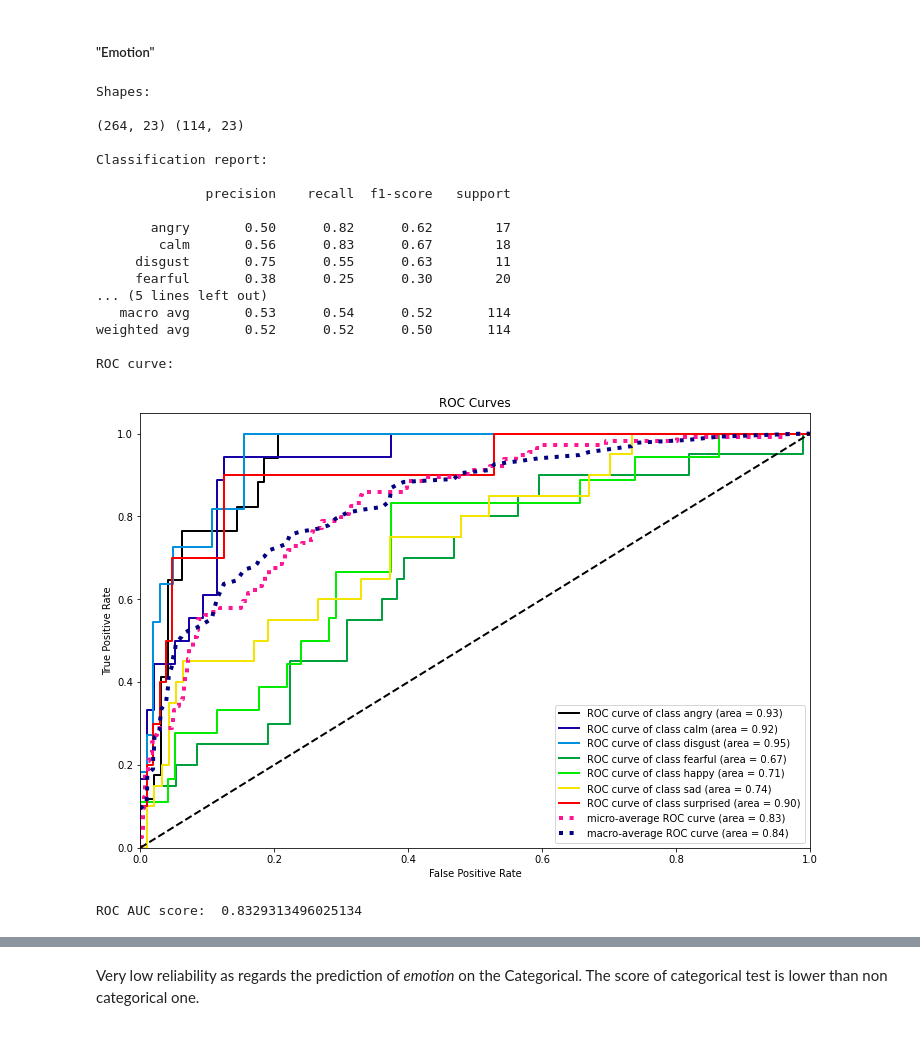
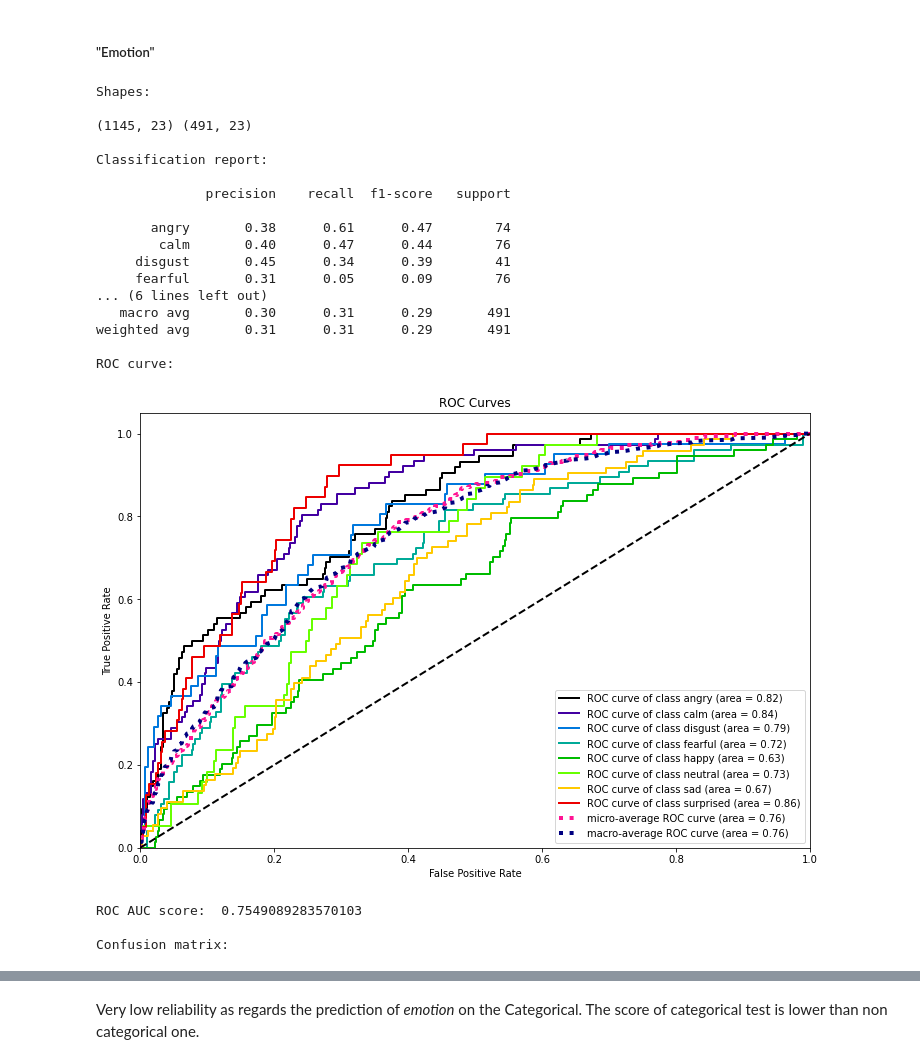
Before and after one commit to Claudio-95/DM22-23, a Jupyter notebook: Project_2nd part.ipynb, the cells around one changed output, grey strips where cells are left out. Saved outputs shown, nothing was run; the diff lists cells and outputs as text; code cells hidden in the pictures.

Commit message:
Added confusion matrix

```diff
--- a/Project_2nd part.ipynb
+++ b/Project_2nd part.ipynb
@@ -38,4 +37,13 @@ Possible variables:
 We select these variables because they seems to us the most interesting variables to predict.
 # %% [markdown]
 ## Partitioning and Naive Bayes
+# %%
+def get_emotion_positivity(x):
+    if(x == 'fearful' or x == 'angry' or x =='sad' or x == 'disgust'):
+        return -1;
+    if(x == 'happy' or x == 'surprised'): # is calm positive?
+        return 1;
+    return 0;
+
+df["emotion_positivity"] = df["emotion"].map(get_emotion_positivity)
 # %%
@@ -114,2 +108,4 @@ kids_strong.T
+# %%
+df = df.drop(columns = ["modality", "vocal_channel", "statement", "repetition", "actor", "channels", "frame_width"]).dropna()
 # %% [markdown]
 ##### "Emotion"
@@ -205,7 +259,7 @@ def naive_bayes_cat(df, pred):
         "kur"
     ]
 
-    X_noncat = kids_strong[non_cat_columns].values
+    X_noncat = df[non_cat_columns].values
 
     X_train_noncat, X_test_noncat, y_train_noncat, y_test_noncat = train_test_split(
         X_noncat, y, test_size=0.3, stratify=y, random_state=0
@@ -238,28 +292,36 @@ def naive_bayes_cat(df, pred):
         print("ROC AUC score: ", roc_auc_score(y_test_noncat, clf.predict_proba(X_test_cat), multi_class="ovr", average="macro"))
     except ValueError:
         pass
+    print("\nConfusion matrix:\n")
+    cf = confusion_matrix(y_test, y_pred)
+    sns.heatmap(cf, annot=True, cmap="Greens")
+    plt.xlabel("Predicted")
+    plt.ylabel("True")
+    plt.show()
 # %% [markdown]
 ##### "Emotion"
 # %%
 var_pred = "emotion" # <--- this is the variable prediction parameter
-naive_bayes_cat(kids_strong, var_pred)
+naive_bayes_cat(df, var_pred)
 # %% [output]
 Shapes:
 
-(264, 23) (114, 23)
+(1145, 23) (491, 23)
 
 Classification report:
 
               precision    recall  f1-score   support
 
-       angry       0.50      0.82      0.62        17
-        calm       0.56      0.83      0.67        18
-     disgust       0.75      0.55      0.63        11
-     fearful       0.38      0.25      0.30        20
-... (5 lines left out)
-   macro avg       0.53      0.54      0.52       114
-weighted avg       0.52      0.52      0.50       114
+       angry       0.38      0.61      0.47        74
+        calm       0.40      0.47      0.44        76
+     disgust       0.45      0.34      0.39        41
+     fearful       0.31      0.05      0.09        76
+... (6 lines left out)
+   macro avg       0.30      0.31      0.29       491
+weighted avg       0.31      0.31      0.29       491
 
 ROC curve:
-[figure, old version]
+[figure, new version]
-ROC AUC score:  0.8329313496025134
+ROC AUC score:  0.7549089283570103
+
+Confusion matrix:
```
Also changed, not shown: parts of 17 cells of this notebook.
